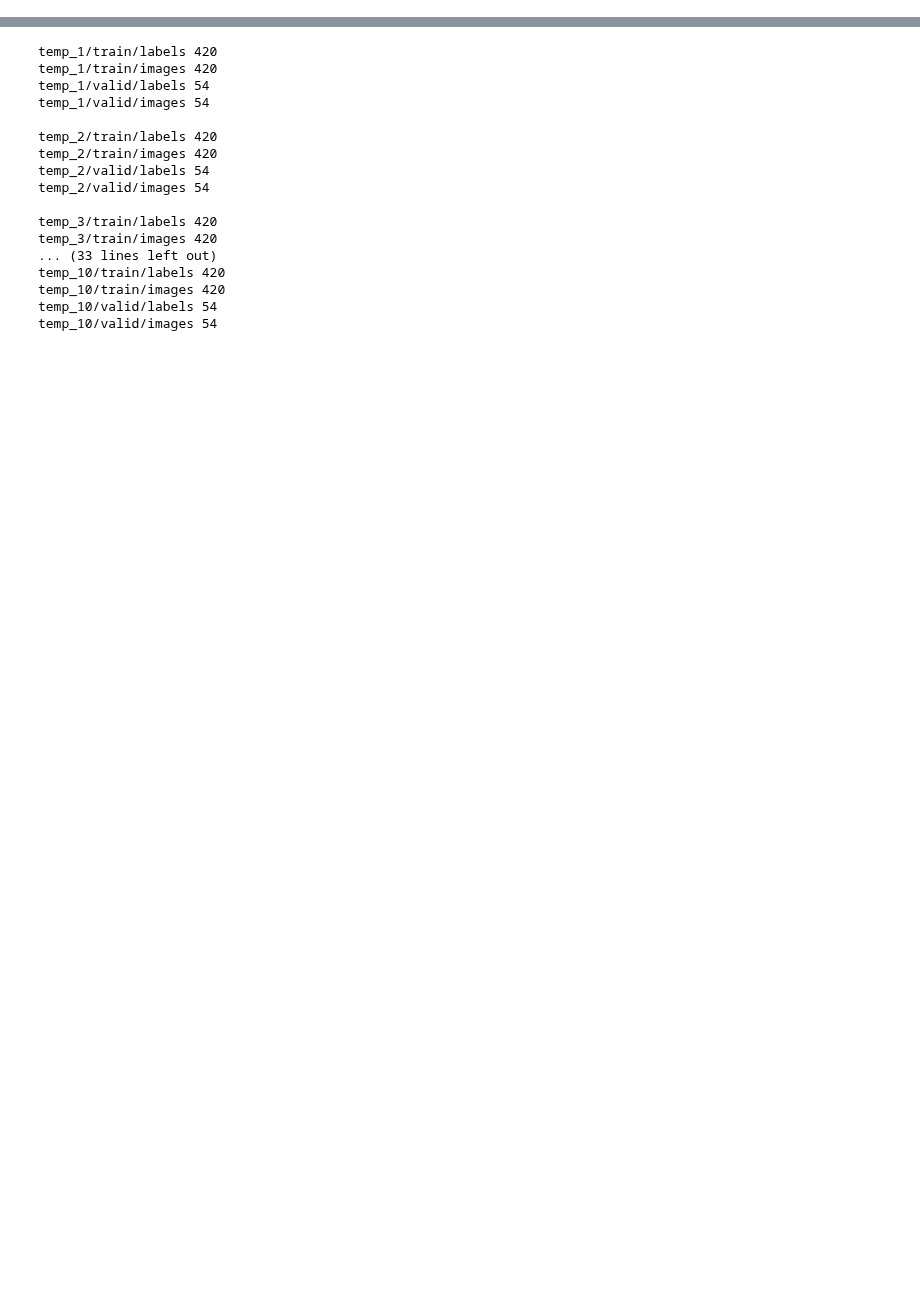
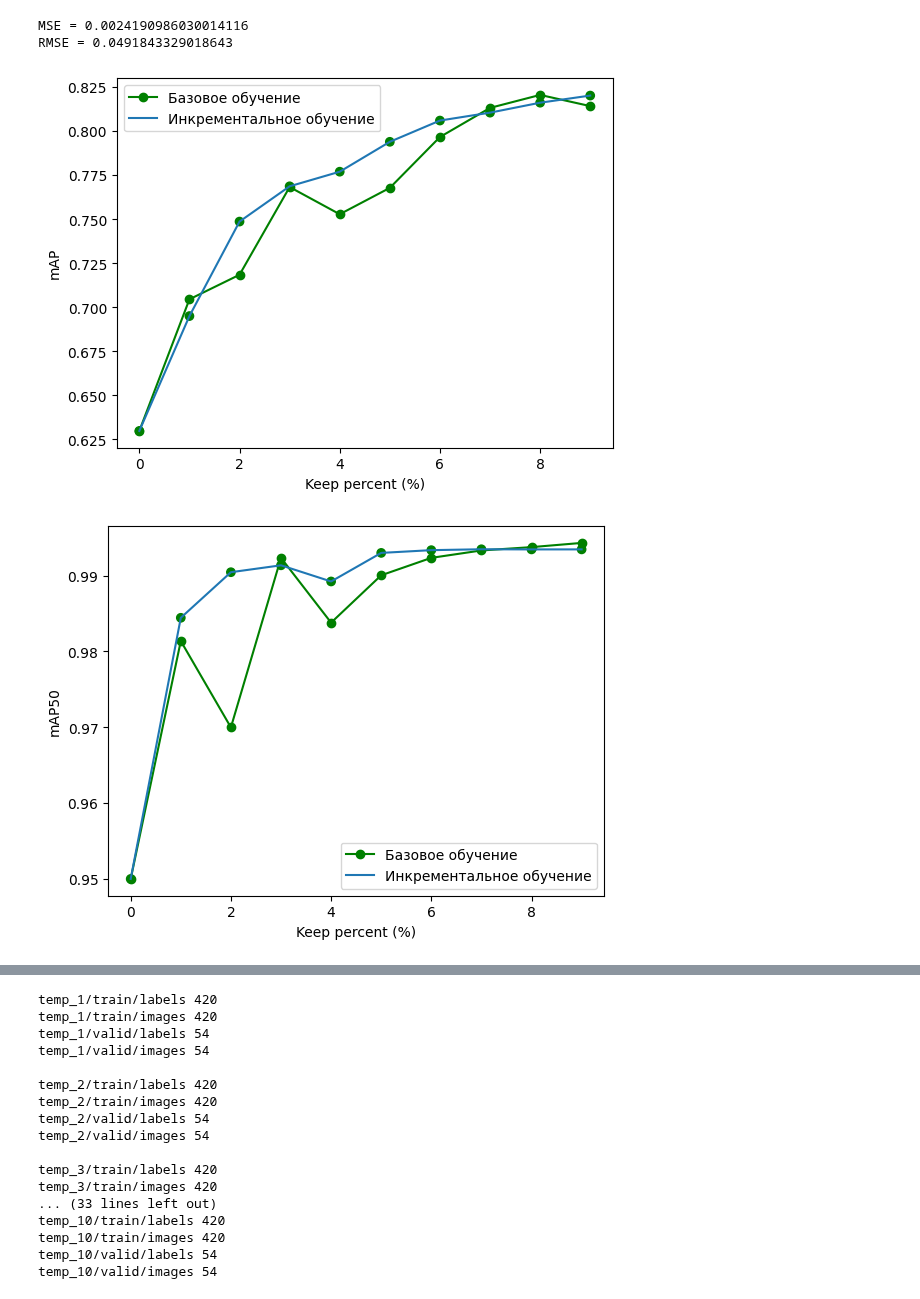
Before and after one commit to CTLab-ITMO/PTS-SP, a Jupyter notebook: yolov8.ipynb, the cells around one changed output, grey strips where cells are left out. Drawn from its saved outputs; the diff is of its cells as text; code cells hidden in the pictures; blank space fills up the shorter version.

```diff
--- a/yolov8.ipynb
+++ b/yolov8.ipynb
@@ -509,0 +572,40 @@ exp_1.plot_ram_usage()
+# %%
+import math
+
+map_base_list = [j[0] for j in result_dict_base.values()]
+map_inc_list = [j[0] for j in result_dict_inc.values()]
+mse = 0
+for map_base, map_inc in zip(map_base_list, map_inc_list):
+    dev = (map_base - map_inc)
+    mse += dev**2
+print(f"MSE = {mse}\nRMSE = {math.sqrt(mse)}")
+# %% [output]
+MSE = 0.0024190986030014116
+RMSE = 0.0491843329018643
+# %%
+metrics_names = ("mAP","mAP50", "mAP75")
+for i, metric in enumerate(metrics_names):
+    plt.plot(list(result_dict_base.keys()),
+             [j[i] for j in result_dict_base.values()],
+             marker='o',
+             color="green",
+             linestyle='-',
+             zorder=0,
+             label = "Базовое обучение")
+
+    plt.scatter(list(result_dict_inc.keys()),
+                [j[i] for j in result_dict_inc.values()],
+                color=list(color_dict_inc.values()),
+                zorder=1)
+    plt.plot(list(result_dict_inc.keys()),
+             [j[i] for j in result_dict_inc.values()],
+             linestyle='-',
+             label = "Инкрементальное обучение")
+
+    plt.ylabel(metric)
+    plt.xlabel("Keep percent (%)")
+    plt.legend()
+    plt.show()
+# %% [output]
+[figure, added]
+[figure, added]
```
Also changed, not shown: parts of 5 cells of this notebook.
